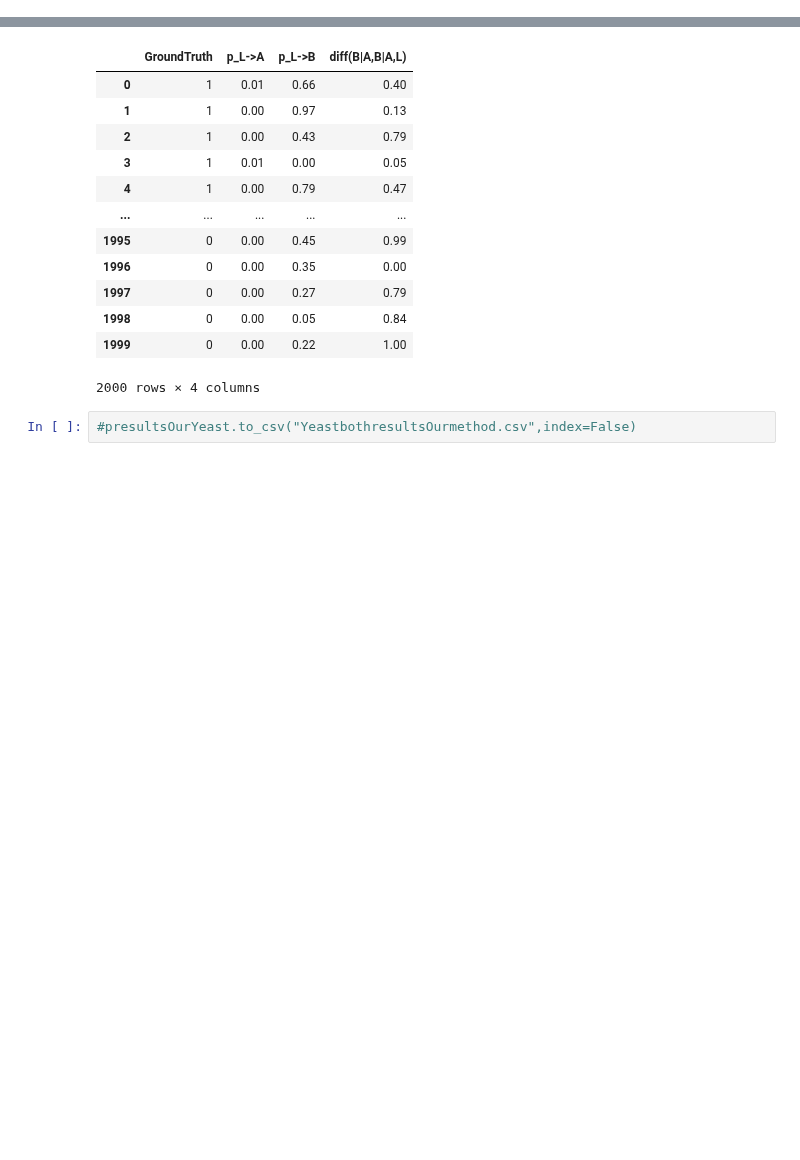
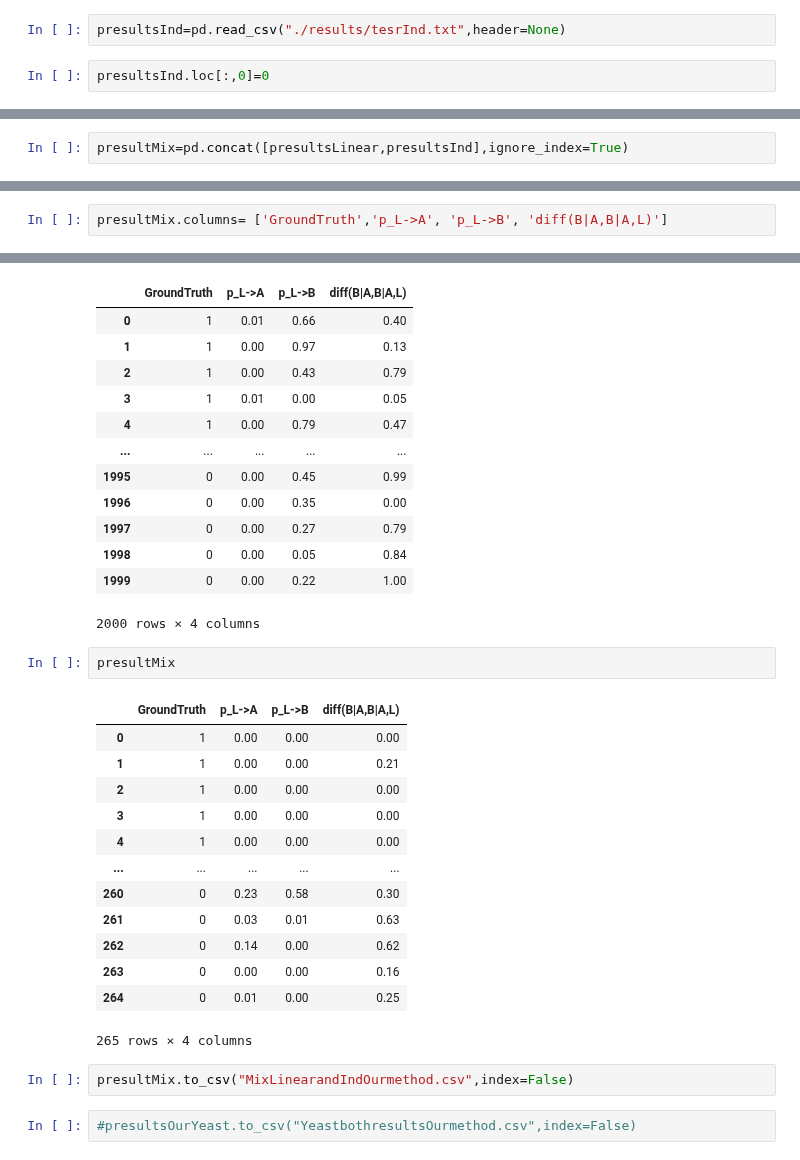
Before and after one commit to BIRDSgroup/NLCD, a Jupyter notebook: thirdApproach/precisionRecallCurve.ipynb, the cells around one changed output, grey strips where cells are left out. Drawn from its saved outputs; the diff is of its cells as text; blank space fills up the shorter version.

```diff
--- a/thirdApproach/precisionRecallCurve.ipynb
+++ b/thirdApproach/precisionRecallCurve.ipynb
@@ -29,13 +33,21 @@ presultsOurYeast1
+# %%
+presultsInd=pd.read_csv("./results/tesrInd.txt",header=None)
+# %%
+presultsInd.loc[:,0]=0
 # %%
 presultsOurYeast1.loc[:,0]=1 #labelling it as gnd truth 1
 # %%
 presultsOurYeast0.loc[:,0]=0  #labelling it as gnd truth 0
 # %%
 presultsOurYeast=pd.concat([presultsOurYeast1,presultsOurYeast0],ignore_index=True)
+# %%
+presultMix=pd.concat([presultsLinear,presultsInd],ignore_index=True)
 # %%
 #presultsOurYeast['results']=presultsOurYeast.apply (lambda row: 1 if max(row[1],row[2],row[3]) <0.05   else 0, axis=1)
 # %%
 presultsOurYeast.columns = ['GroundTruth','p_L->A', 'p_L->B', 'diff(B|A,B|A,L)']#, 'final_call']
+# %%
+presultMix.columns= ['GroundTruth','p_L->A', 'p_L->B', 'diff(B|A,B|A,L)']
 # %%
 presultsOurYeast
 # %% [output]
@@ -52,6 +64,24 @@ presultsOurYeast
 | 1998 | 0 | 0.00 | 0.05 | 0.84 |
 | 1999 | 0 | 0.00 | 0.22 | 1.00 |
 2000 rows × 4 columns
+# %%
+presultMix
+# %% [output]
+|  | GroundTruth | p_L->A | p_L->B | diff(B|A,B|A,L) |
+| 0 | 1 | 0.00 | 0.00 | 0.00 |
+| 1 | 1 | 0.00 | 0.00 | 0.21 |
+| 2 | 1 | 0.00 | 0.00 | 0.00 |
+| 3 | 1 | 0.00 | 0.00 | 0.00 |
+| 4 | 1 | 0.00 | 0.00 | 0.00 |
+| ... | ... | ... | ... | ... |
+| 260 | 0 | 0.23 | 0.58 | 0.30 |
+| 261 | 0 | 0.03 | 0.01 | 0.63 |
+| 262 | 0 | 0.14 | 0.00 | 0.62 |
+| 263 | 0 | 0.00 | 0.00 | 0.16 |
+| 264 | 0 | 0.01 | 0.00 | 0.25 |
+265 rows × 4 columns
+# %%
+presultMix.to_csv("MixLinearandIndOurmethod.csv",index=False)
 # %%
 #presultsOurYeast.to_csv("YeastbothresultsOurmethod.csv",index=False)
 # %%
```
Also changed, not shown: parts of 18 cells of this notebook, 11 other files.
